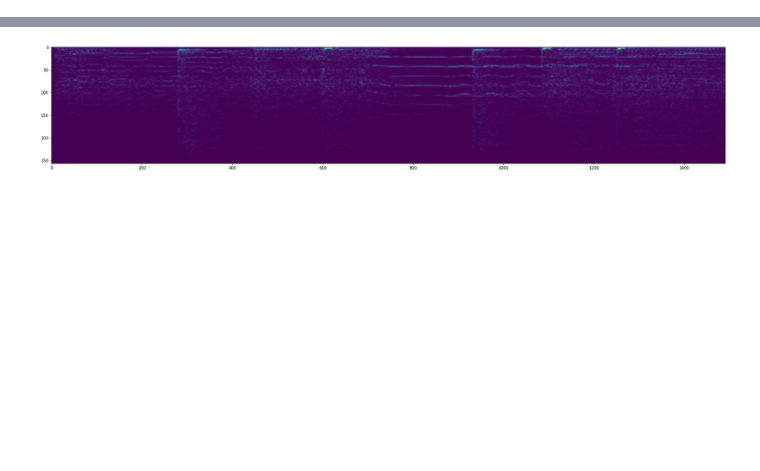
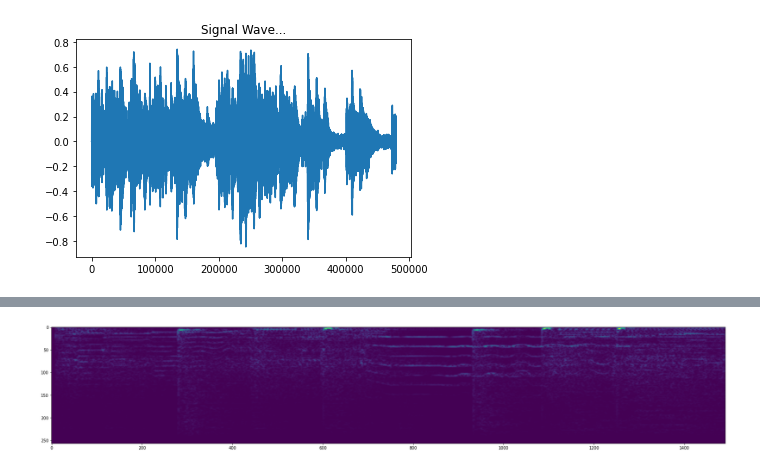
Before and after one commit to GaelGil/music-comparison, a Jupyter notebook: song_classification.ipynb, the cells around one changed output, grey strips where cells are left out. Drawn from its saved outputs; the diff is of its cells as text; code cells hidden in the pictures; blank space fills up the shorter version.

```diff
--- a/song_classification.ipynb
+++ b/song_classification.ipynb
@@ -19,2 +23,3 @@ def load_wav_16k_mono(filename):
 # %%
 bb = load_wav_16k_mono('./audio_data/metal_wav/back in black.wav')
+accept = load_wav_16k_mono('./audio_data/classical_wav/acceptance.wav')
@@ -33,3 +32,9 @@ array([-1.60915954e-06,  4.40381382e-06,  1.21946755e-08, ...,
+# %%
+plt.title("Signal Wave...")
+plt.plot(accept)
+plt.show()
+# %% [output]
+[figure, added]
 # %%
 def preprocess(file_path):
     wav = load_wav_16k_mono(file_path)
```
Also changed, not shown: parts of 9 cells of this notebook.
